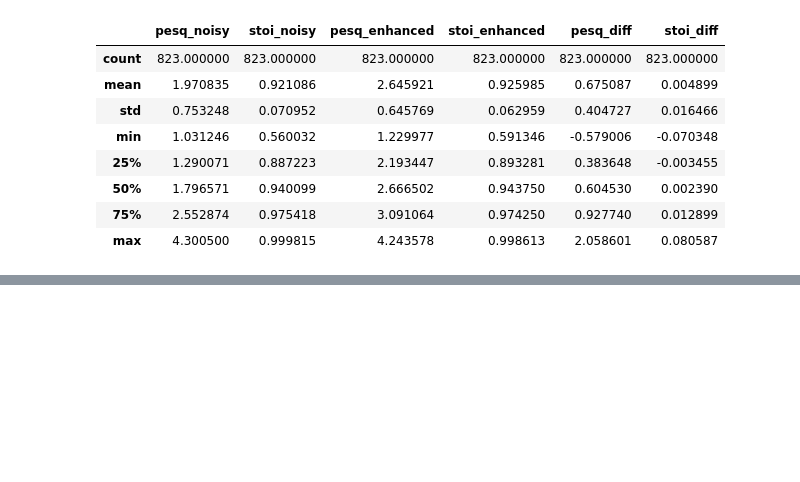
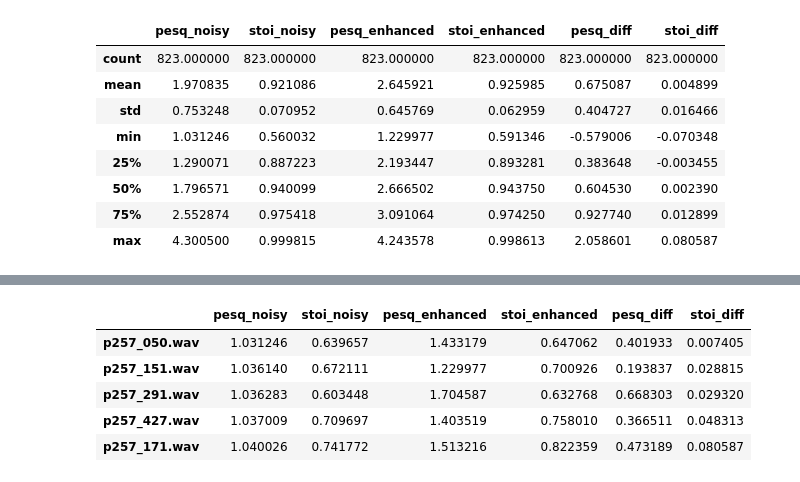
Before and after one commit to ephiephi/CDiffuSE, a Jupyter notebook: analyze_mode.ipynb, the cells around one changed output, grey strips where cells are left out. Drawn from its saved outputs; the diff is of its cells as text; code cells hidden in the pictures; blank space fills up the shorter version.

```diff
--- a/analyze_mode.ipynb
+++ b/analyze_mode.ipynb
@@ -196,0 +90,9 @@ display_all(df.nsmallest(3,['pesq_noisy']))
+# %%
+df.nsmallest(5,['pesq_noisy'])
+# %% [output]
+|  | pesq_noisy | stoi_noisy | pesq_enhanced | stoi_enhanced | pesq_diff | stoi_diff |
+| p257_050.wav | 1.031246 | 0.639657 | 1.433179 | 0.647062 | 0.401933 | 0.007405 |
+| p257_151.wav | 1.036140 | 0.672111 | 1.229977 | 0.700926 | 0.193837 | 0.028815 |
+| p257_291.wav | 1.036283 | 0.603448 | 1.704587 | 0.632768 | 0.668303 | 0.029320 |
+| p257_427.wav | 1.037009 | 0.709697 | 1.403519 | 0.758010 | 0.366511 | 0.048313 |
+| p257_171.wav | 1.040026 | 0.741772 | 1.513216 | 0.822359 | 0.473189 | 0.080587 |
```
Also changed, not shown: parts of 15 cells of this notebook, 2 other files.
